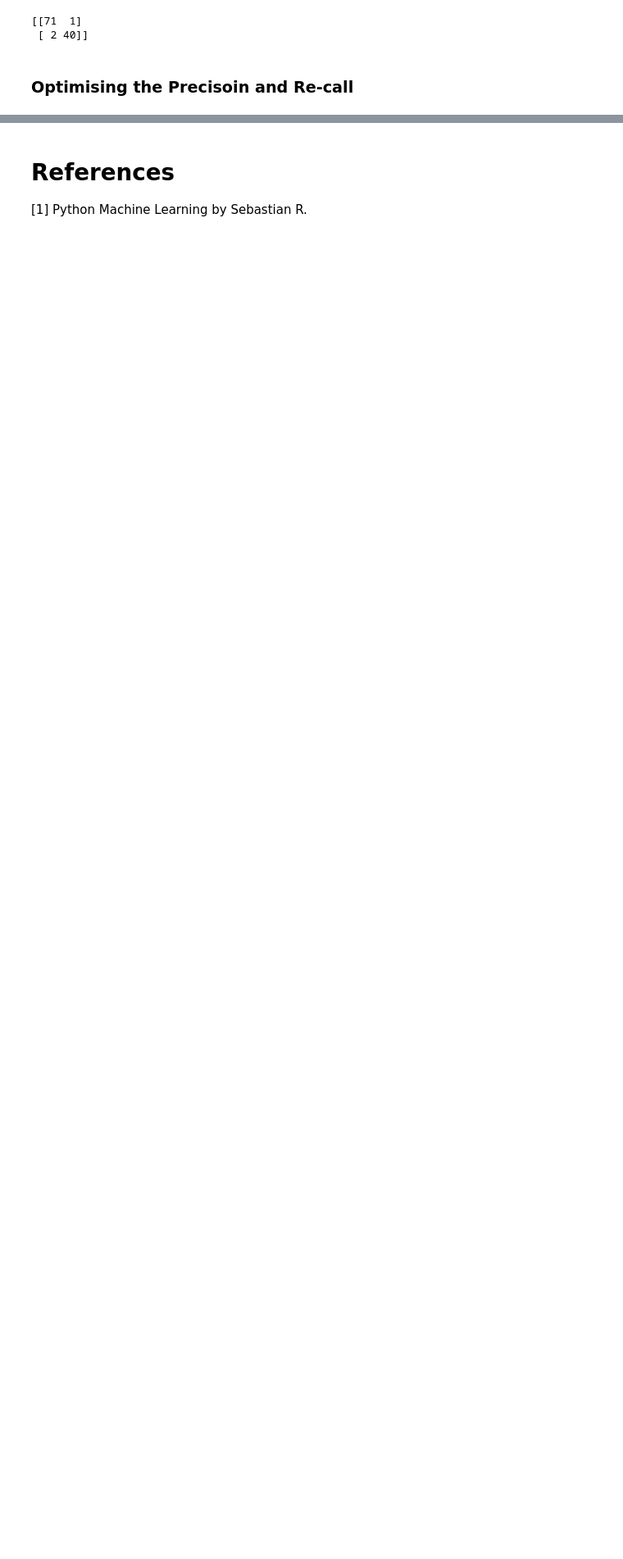
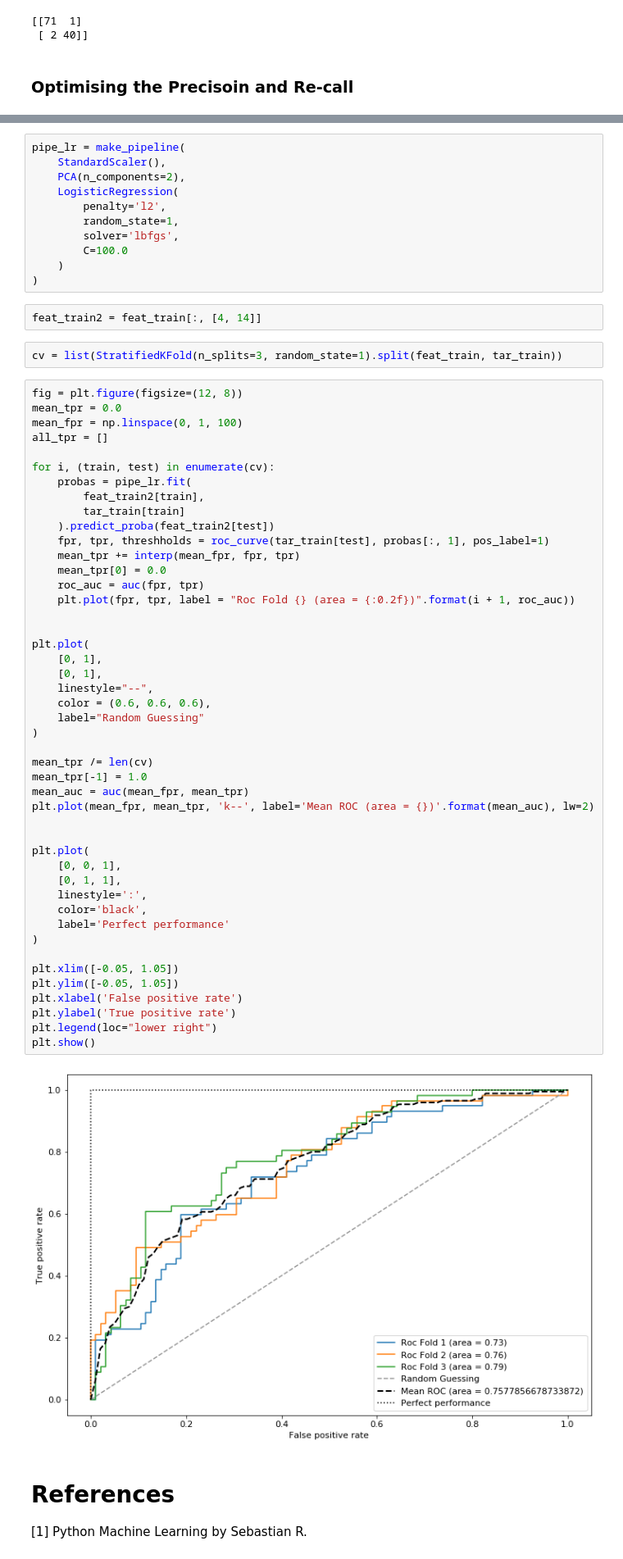
Before and after one commit to DataPsycho/StatBase, a Jupyter notebook: 04-Model-Streaming-Tuning-Evaluation/06-Peformance-Evaluation-Metrics.ipynb, the cells around one changed output, grey strips where cells are left out. Shown: that part at 82% size. Saved outputs shown, nothing was run; the diff lists cells and outputs as text; blank space fills up the shorter version.

```diff
--- a/04-Model-Streaming-Tuning-Evaluation/06-Peformance-Evaluation-Metrics.ipynb
+++ b/04-Model-Streaming-Tuning-Evaluation/06-Peformance-Evaluation-Metrics.ipynb
@@ -88,3 +133,66 @@ The false positive rate: `FPR = FP/N = FP/(FP + TN)`
+# %%
+pipe_lr = make_pipeline(
+    StandardScaler(),
+    PCA(n_components=2),
+    LogisticRegression(
+        penalty='l2',
+        random_state=1,
+        solver='lbfgs',
+        C=100.0
+    )
+)
+# %%
+feat_train2 = feat_train[:, [4, 14]]
+# %%
+cv = list(StratifiedKFold(n_splits=3, random_state=1).split(feat_train, tar_train))
+# %%
+fig = plt.figure(figsize=(12, 8))
+mean_tpr = 0.0
+mean_fpr = np.linspace(0, 1, 100)
+all_tpr = []
+
+for i, (train, test) in enumerate(cv):
+    probas = pipe_lr.fit(
+        feat_train2[train],
+        tar_train[train]
+    ).predict_proba(feat_train2[test])
+    fpr, tpr, threshholds = roc_curve(tar_train[test], probas[:, 1], pos_label=1)
+    mean_tpr += interp(mean_fpr, fpr, tpr)
+    mean_tpr[0] = 0.0
+    roc_auc = auc(fpr, tpr)
+    plt.plot(fpr, tpr, label = "Roc Fold {} (area = {:0.2f})".format(i + 1, roc_auc))
+
+
+plt.plot(
+    [0, 1],
+    [0, 1],
+    linestyle="--",
+    color = (0.6, 0.6, 0.6),
+    label="Random Guessing"
+)
+
+mean_tpr /= len(cv)
+mean_tpr[-1] = 1.0
+mean_auc = auc(mean_fpr, mean_tpr)
+plt.plot(mean_fpr, mean_tpr, 'k--', label='Mean ROC (area = {})'.format(mean_auc), lw=2)
+
+
+plt.plot(
+    [0, 0, 1],
+    [0, 1, 1],
+    linestyle=':',
+    color='black',
+    label='Perfect performance'
+)
+
+plt.xlim([-0.05, 1.05])
+plt.ylim([-0.05, 1.05])
+plt.xlabel('False positive rate')
+plt.ylabel('True positive rate')
+plt.legend(loc="lower right")
+plt.show()
+# %% [output]
+[figure, added]
 # %% [markdown]
 # References
 [1] Python Machine Learning by Sebastian R.
```
Also changed, not shown: parts of 9 cells of this notebook.
